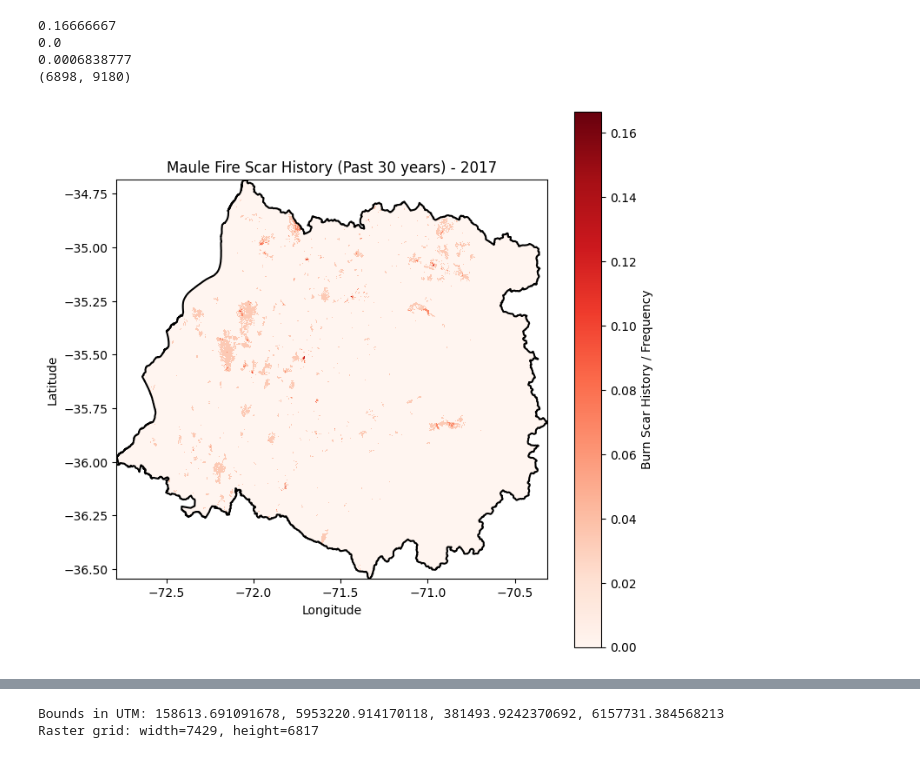
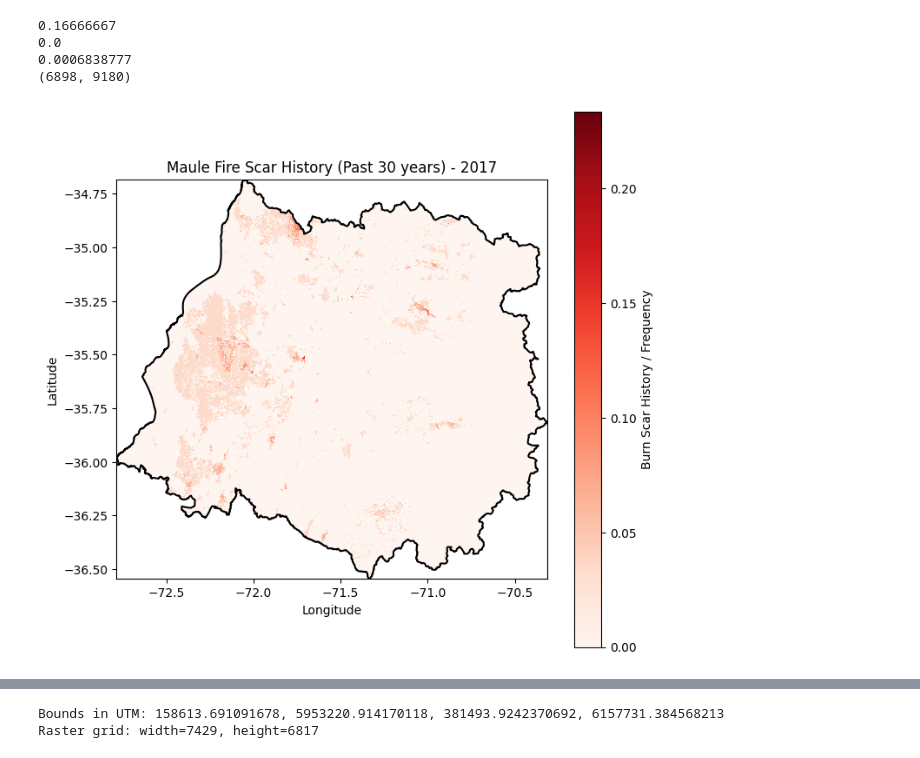
Before and after one commit to abbystokes/wildfire-risk-ml, a Jupyter notebook: preprocessing_files/merged_scars.ipynb, the cells around one changed output, grey strips where cells are left out. Cells and saved outputs as stored; diff of their text form; code cells hidden in the pictures.

```diff
--- a/preprocessing_files/merged_scars.ipynb
+++ b/preprocessing_files/merged_scars.ipynb
@@ -29,7 +29,7 @@ output_dir = "merged_rasters"
 os.makedirs(output_dir, exist_ok=True)
 
 # perform cropping, padding and centering as in pre-processing
-df = pd.read_excel("FireScar_CL_Summary_1985-2018.xlsx") #excel meta-data file with file names and locations
+df = pd.read_excel("FireScar_CL_Summary_1985-2024.xlsx") #excel meta-data file with file names and locations
 df = df[df['FireScar'] == 1]  # Filter to just files that have fire scar available
 df = df[df['Region_CONAF'] == 'Maule'] # Filter to just Maule
 df = df.reset_index()
@@ -51,7 +51,7 @@ for year, group in df.groupby('FireSeason'):
     # Use CRS and resolution from the first valid raster
     first_valid_path = None
     for _, row in group.iterrows():
-        path = os.path.join(base_folder, row['FolderLocation'], row['FireScarImgName'])
+        path = os.path.join('capas/incendio/FireScars', row['FireScarImgName'])
         if os.path.exists(path):
             first_valid_path = path
             break
@@ -83,7 +83,7 @@ for year, group in df.groupby('FireSeason'):
 
     # Loop over fire scar rasters
     for _, row in group.iterrows():
-        scar_path = os.path.join(base_folder, row['FolderLocation'], row['FireScarImgName'])
+        scar_path = os.path.join('capas/incendio/FireScars', row['FireScarImgName'])
         if not os.path.exists(scar_path):
             print(f"File not found: {scar_path}")
             continue
@@ -161,7 +158,7 @@ merged transform: | 0.00, 0.00,-72.79|
 | 0.00,-0.00,-34.68|
 | 0.00, 0.00, 1.00|
 # %%
-raster_path = "merged_rasters/Maule_FireScars_2010.tif"
+raster_path = "merged_rasters/Maule_FireScars_2020.tif"
 # Visualize example
 # Open and plot
 with rasterio.open(raster_path) as src:
@@ -176,7 +173,7 @@ with rasterio.open(raster_path) as src:
     plt.figure(figsize=(8, 8))
     plt.imshow(data, cmap='Reds', interpolation='none', extent=[raster_bounds.left, raster_bounds.right, raster_bounds.bottom, raster_bounds.top])
     plt.colorbar(label="Burn Scar Intensity / Presence")
-    plt.title("Maule Fire Scars - 2003")
+    plt.title("Maule Fire Scars - 2020")
     plt.xlabel("Longitude")
     plt.ylabel("Latitude")
 
@@ -260,7 +258,7 @@ Saved: prev10_rasters/Maule_Prev10FireScars_2018.tif
 # Constructed using Merged files from previous step
 
 # Create merged mosaic of year by dividing the total number of fires by the total number of years considered
-output_dir = "fire_history_rasters_30yr"
+output_dir = "capas/incendio/fire_history_rasters_30yr"
 input_dir = 'merged_rasters'
 os.makedirs(output_dir, exist_ok=True)
 
@@ -272,6 +270,7 @@ available_years = [int(os.path.basename(f).split('_')[-1].split('.')[0]) for f i
 year_to_path = {int(os.path.basename(f).split('_')[-1].split('.')[0]): f for f in tif_files}
 
 # Loop over years and create "previous 10 years" frequency raster
+available_years = [2019,2020,2021,2022,2023,2024]
 for year in available_years:
     # Get the previous 10 years
     prev_years = [y for y in range(year - 30, year) if y in year_to_path]
@@ -348,32 +342,32 @@ with rasterio.open(raster_path) as src:
 0.0006838777
 (6898, 9180)
 # %%
-raster_path = "capas/incendio/fire_history_rasters_30yr/Maule_FireFreq_2017.tif"
+raster_path = "capas/incendio/fire_history_rasters_30yr/Maule_FireFreq_2024.tif"
 # Visualize example
 # Open and plot
 with rasterio.open(raster_path) as src:
     data = src.read(1)
     raster_crs = src.crs
     raster_bounds = src.bounds
 
     maule_poly = maule_poly.to_crs(raster_crs)
 
     extent = [raster_bounds.left, raster_bounds.right, raster_bounds.bottom, raster_bounds.top] # For formating plot
 
     plt.figure(figsize=(8, 8))
     plt.imshow(data, cmap='Reds', interpolation='none', extent=[raster_bounds.left, raster_bounds.right, raster_bounds.bottom, raster_bounds.top])
     plt.colorbar(label="Burn Scar History / Frequency")
     plt.title("Maule Fire Scar History (Past 30 years) - 2017")
     plt.xlabel("Longitude")
     plt.ylabel("Latitude")
 
     # Plot Maule border
     maule_poly.boundary.plot(ax=plt.gca(), edgecolor='black', linewidth=1.5)
 
     plt.grid(False)
     plt.show()
 # %% [output]
-[figure, old version]
+[figure, new version]
 # %%
 ### Now create merged severity maps
 
```
Also changed, not shown: parts of 14 cells of this notebook, 7 other files.
